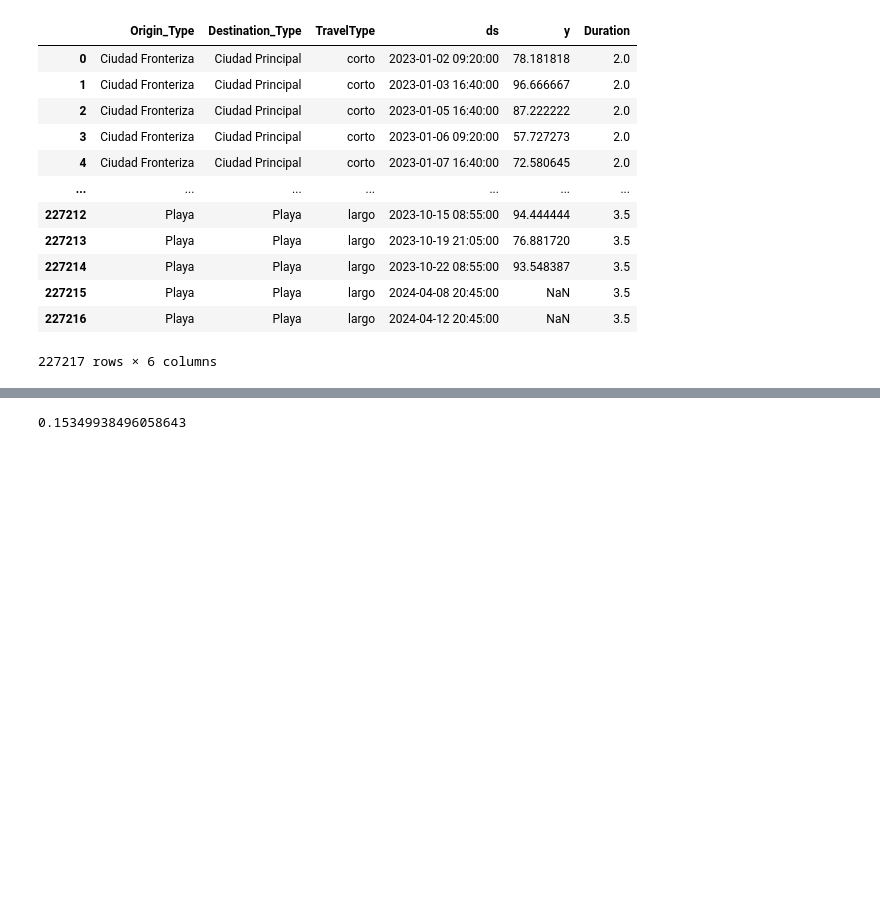
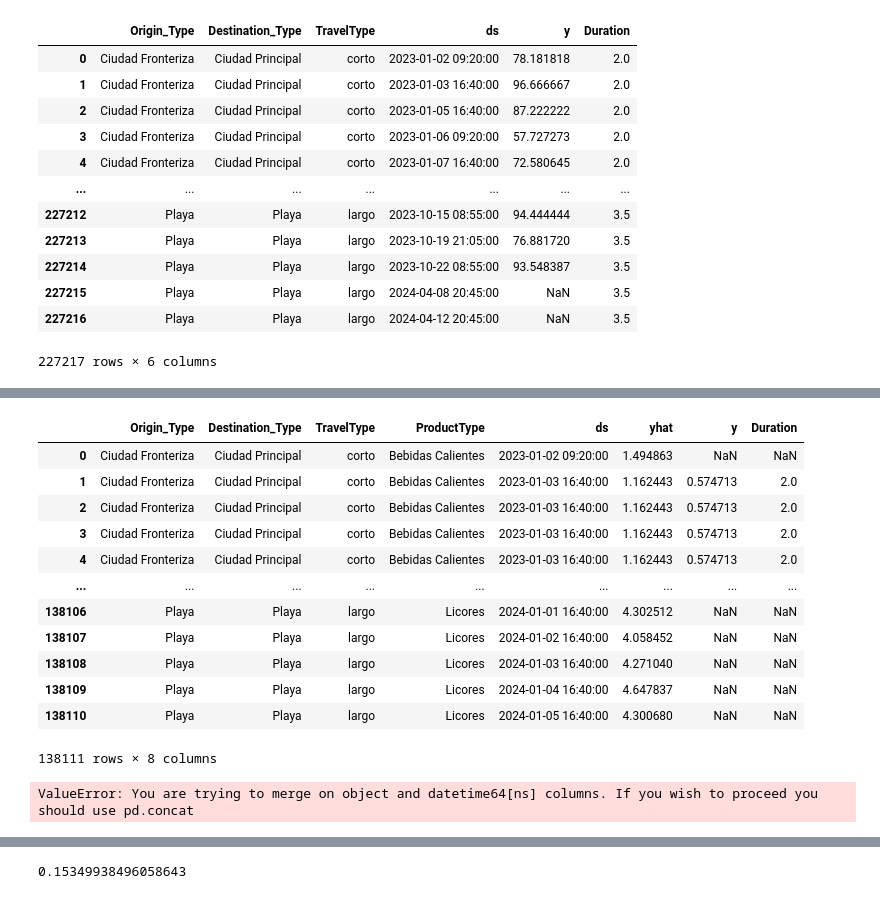
Before and after one commit to aslikr42069/Datathon, a Jupyter notebook: Prophet.ipynb, the cells around one changed output, grey strips where cells are left out. Cells and saved outputs as stored; diff of their text form; code cells hidden in the pictures; blank space fills up the shorter version.

```diff
--- a/Prophet.ipynb
+++ b/Prophet.ipynb
@@ -62,7 +86,7 @@ flightSales['PassengerRate'] = flightSales['Passengers'] / flightSales['Capacity
 # %%
 salesGrouped = flightSales.groupby(['Origin_Type', 'Destination_Type', 'TravelType', 'STD']).agg({
     'PassengerRate': 'mean',
-    'Duration': 'mean',
+    'Duration': 'mean'
 })
 salesGrouped.reset_index(inplace=True)
 salesGrouped.rename(columns={'STD': 'ds', 'PassengerRate': 'y'}, inplace=True)
@@ -146,0 +265,24 @@ wmape(preds['y'], preds['yhat'])
+# %%
+preds
+# %% [output]
+|  | Origin_Type | Destination_Type | TravelType | ProductType | ds | yhat | y | Duration |
+| 0 | Ciudad Fronteriza | Ciudad Principal | corto | Bebidas Calientes | 2023-01-02 09:20:00 | 1.494863 | NaN | NaN |
+| 1 | Ciudad Fronteriza | Ciudad Principal | corto | Bebidas Calientes | 2023-01-03 16:40:00 | 1.162443 | 0.574713 | 2.0 |
+| 2 | Ciudad Fronteriza | Ciudad Principal | corto | Bebidas Calientes | 2023-01-03 16:40:00 | 1.162443 | 0.574713 | 2.0 |
+| 3 | Ciudad Fronteriza | Ciudad Principal | corto | Bebidas Calientes | 2023-01-03 16:40:00 | 1.162443 | 0.574713 | 2.0 |
+| 4 | Ciudad Fronteriza | Ciudad Principal | corto | Bebidas Calientes | 2023-01-03 16:40:00 | 1.162443 | 0.574713 | 2.0 |
+| ... | ... | ... | ... | ... | ... | ... | ... | ... |
+| 138106 | Playa | Playa | largo | Licores | 2024-01-01 16:40:00 | 4.302512 | NaN | NaN |
+| 138107 | Playa | Playa | largo | Licores | 2024-01-02 16:40:00 | 4.058452 | NaN | NaN |
+| 138108 | Playa | Playa | largo | Licores | 2024-01-03 16:40:00 | 4.271040 | NaN | NaN |
+| 138109 | Playa | Playa | largo | Licores | 2024-01-04 16:40:00 | 4.647837 | NaN | NaN |
+| 138110 | Playa | Playa | largo | Licores | 2024-01-05 16:40:00 | 4.300680 | NaN | NaN |
+138111 rows × 8 columns
+# %%
+preds2 = preds
+preds2['ds'] = preds2['ds'].astype(str)
+vals2 = validations
+
+preds2 = preds2.merge(vals2, on=['Origin_Type', 'Destination_Type', 'TravelType', 'ds'], how='left')
+# %% [output]
+ValueError: You are trying to merge on object and datetime64[ns] columns. If you wish to proceed you should use pd.concat
```
Also changed, not shown: parts of 24 cells of this notebook.
